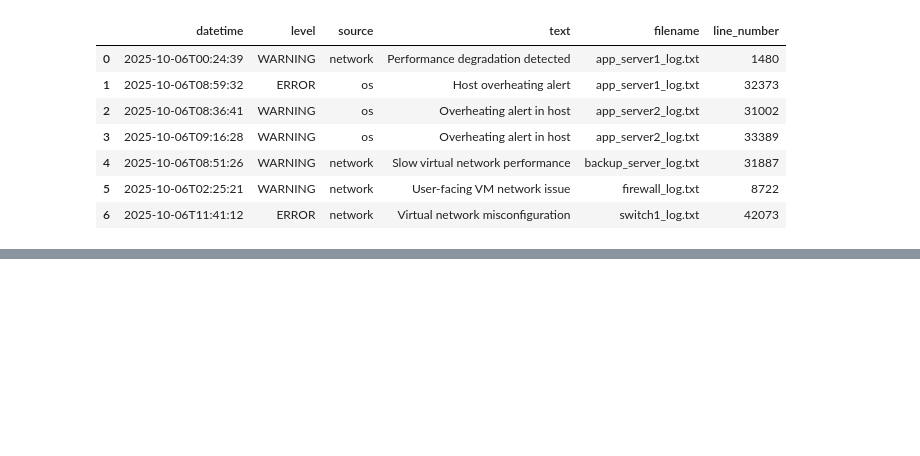
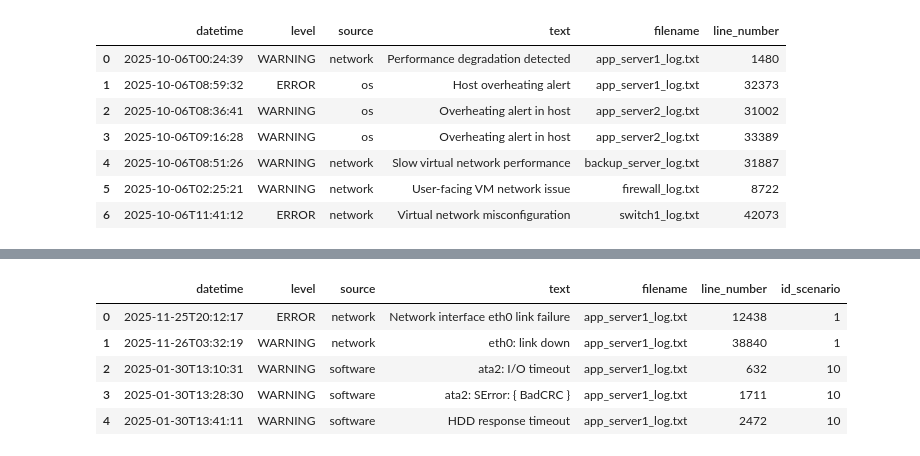
Before and after one commit to Rafaildavar/AtomicHack-Log-Monitor, a Jupyter notebook: log_analysis/data_analysis.ipynb, the cells around one changed output, grey strips where cells are left out. Saved outputs shown, nothing was run; the diff lists cells and outputs as text; code cells hidden in the pictures; blank space fills up the shorter version.

```diff
--- a/log_analysis/data_analysis.ipynb
+++ b/log_analysis/data_analysis.ipynb
@@ -157,0 +148,11 @@ result_df_t.head()
+# %%
+all_tests = collect_all_testcases('../Test Cases')
+# %%
+all_tests.head()
+# %% [output]
+|  | datetime | level | source | text | filename | line_number | id_scenario |
+| 0 | 2025-11-25T20:12:17 | ERROR | network | Network interface eth0 link failure | app_server1_log.txt | 12438 | 1 |
+| 1 | 2025-11-26T03:32:19 | WARNING | network | eth0: link down | app_server1_log.txt | 38840 | 1 |
+| 2 | 2025-01-30T13:10:31 | WARNING | software | ata2: I/O timeout | app_server1_log.txt | 632 | 10 |
+| 3 | 2025-01-30T13:28:30 | WARNING | software | ata2: SError: { BadCRC } | app_server1_log.txt | 1711 | 10 |
+| 4 | 2025-01-30T13:41:11 | WARNING | software | HDD response timeout | app_server1_log.txt | 2472 | 10 |
```
Also changed, not shown: parts of 15 cells of this notebook, 2 other files.
